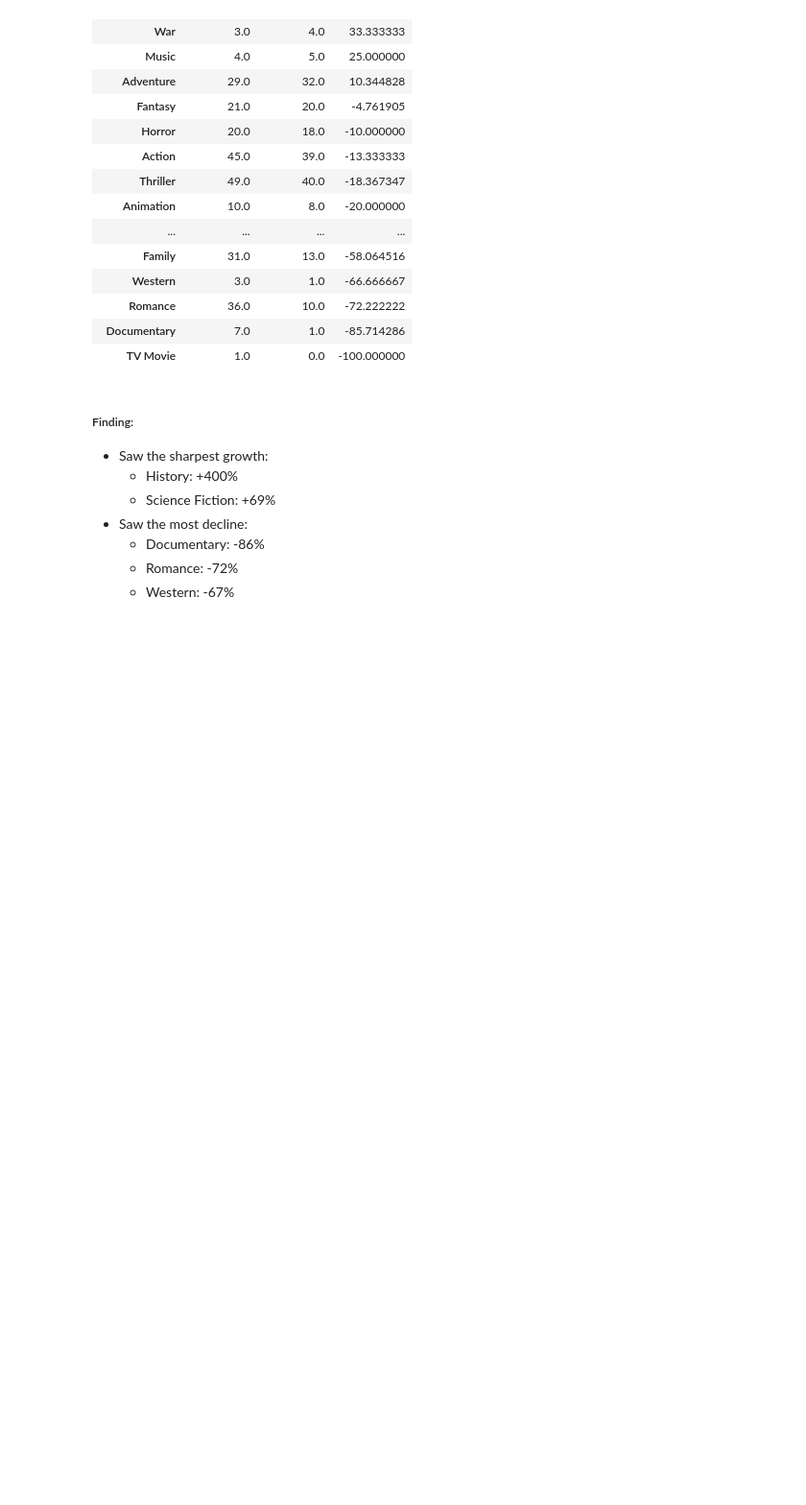
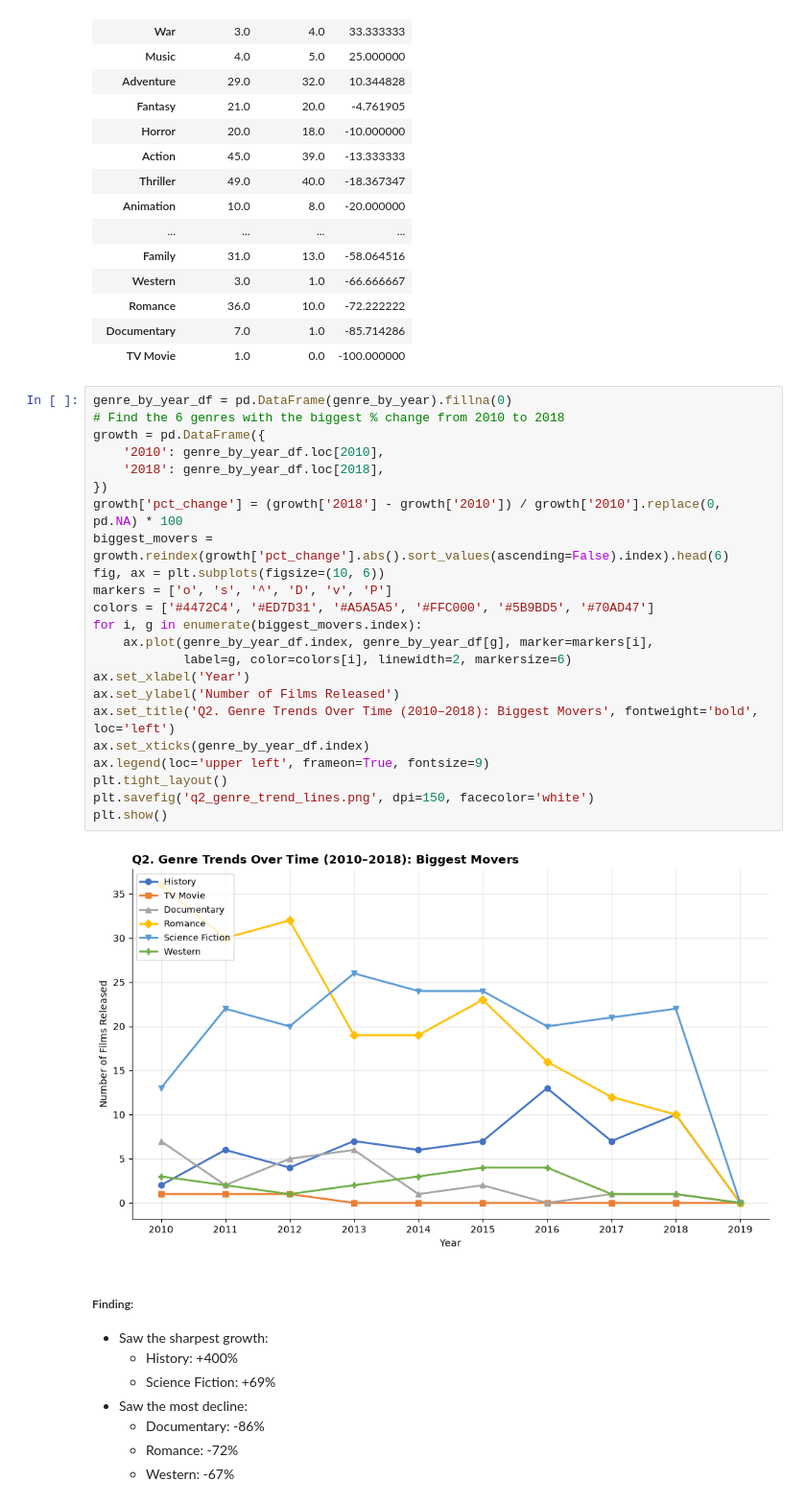
Before and after one commit to npchowdr/group2_movies, a Jupyter notebook: genre_analysis.ipynb, the cells around one changed output. Shown at 96% size. Saved outputs shown, nothing was run; the diff lists cells and outputs as text; blank space fills up the shorter version.

```diff
--- a/genre_analysis.ipynb
+++ b/genre_analysis.ipynb
@@ -174,6 +213,31 @@ genre_growth.sort_values('pct_change', ascending=False)
 | Romance | 36.0 | 10.0 | -72.222222 |
 | Documentary | 7.0 | 1.0 | -85.714286 |
 | TV Movie | 1.0 | 0.0 | -100.000000 |
+# %%
+genre_by_year_df = pd.DataFrame(genre_by_year).fillna(0)
+# Find the 6 genres with the biggest % change from 2010 to 2018
+growth = pd.DataFrame({
+    '2010': genre_by_year_df.loc[2010],
+    '2018': genre_by_year_df.loc[2018],
+})
+growth['pct_change'] = (growth['2018'] - growth['2010']) / growth['2010'].replace(0, pd.NA) * 100
+biggest_movers = growth.reindex(growth['pct_change'].abs().sort_values(ascending=False).index).head(6)
+fig, ax = plt.subplots(figsize=(10, 6))
+markers = ['o', 's', '^', 'D', 'v', 'P']
+colors = ['#4472C4', '#ED7D31', '#A5A5A5', '#FFC000', '#5B9BD5', '#70AD47']
+for i, g in enumerate(biggest_movers.index):
+    ax.plot(genre_by_year_df.index, genre_by_year_df[g], marker=markers[i],
+            label=g, color=colors[i], linewidth=2, markersize=6)
+ax.set_xlabel('Year')
+ax.set_ylabel('Number of Films Released')
+ax.set_title('Q2. Genre Trends Over Time (2010–2018): Biggest Movers', fontweight='bold', loc='left')
+ax.set_xticks(genre_by_year_df.index)
+ax.legend(loc='upper left', frameon=True, fontsize=9)
+plt.tight_layout()
+plt.savefig('q2_genre_trend_lines.png', dpi=150, facecolor='white')
+plt.show()
+# %% [output]
+[figure, added]
 # %% [markdown]
 ##### Finding:
 * Saw the sharpest growth:
```
Also changed, not shown: parts of 4 cells of this notebook.
